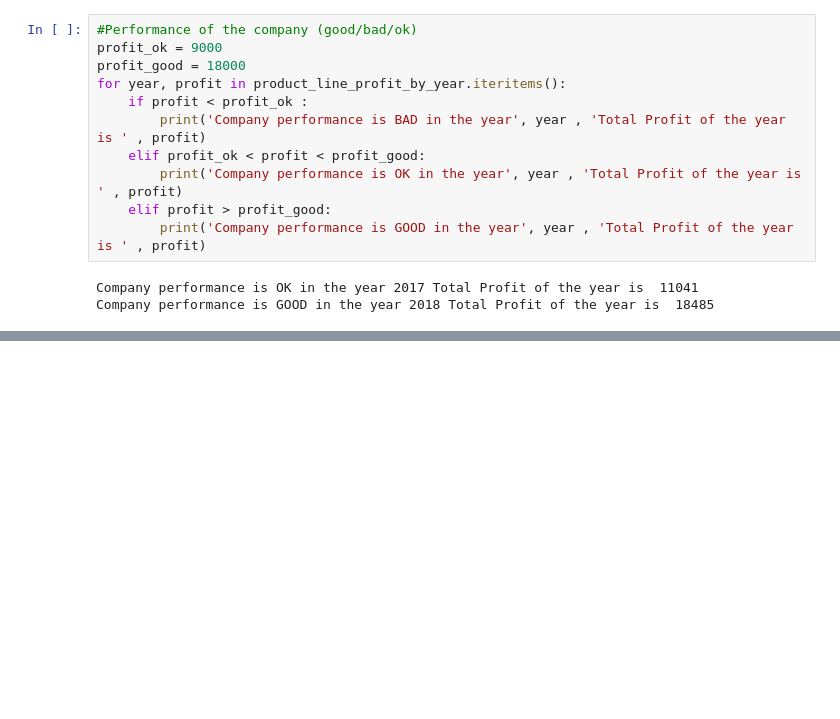
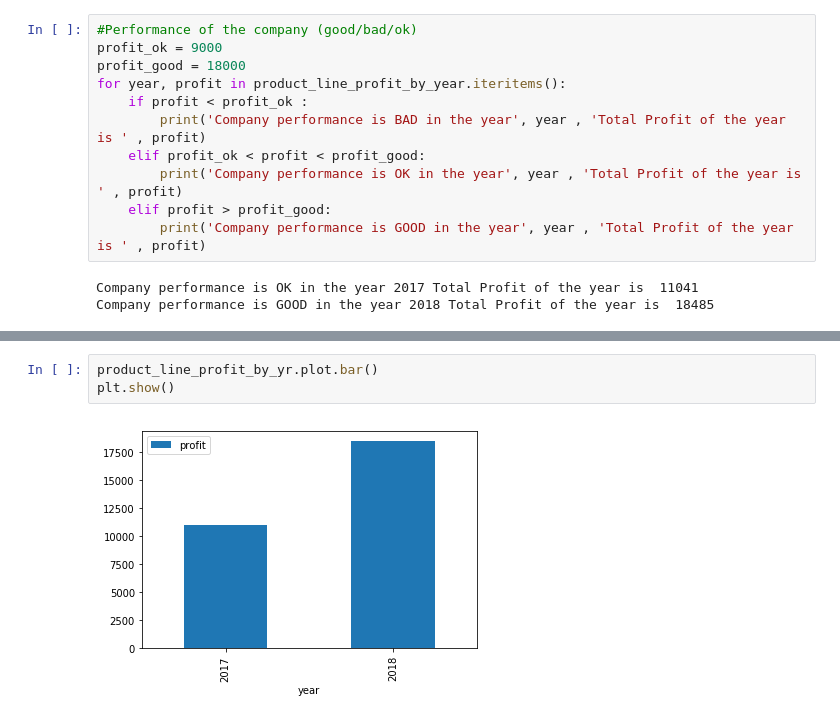
Before and after one commit to Raza500/Atif-Assignments, a Jupyter notebook: Atif-Assignments.ipynb, the cells around one changed output, grey strips where cells are left out. Drawn from its saved outputs; the diff is of its cells as text; blank space fills up the shorter version.

Commit message:
Updated
Added plotting using matplotlib and remove unwanted steps.

```diff
--- a/Atif-Assignments.ipynb
+++ b/Atif-Assignments.ipynb
@@ -104,3 +104,8 @@ ax.set_ylabel("REVENUE",fontsize=12)
 plt.show()
 # %% [output]
 [figure]
+# %%
+product_line_profit_by_yr.plot.bar()
+plt.show()
+# %% [output]
+[figure, added]
```
Also changed, not shown: parts of 5 cells of this notebook.
